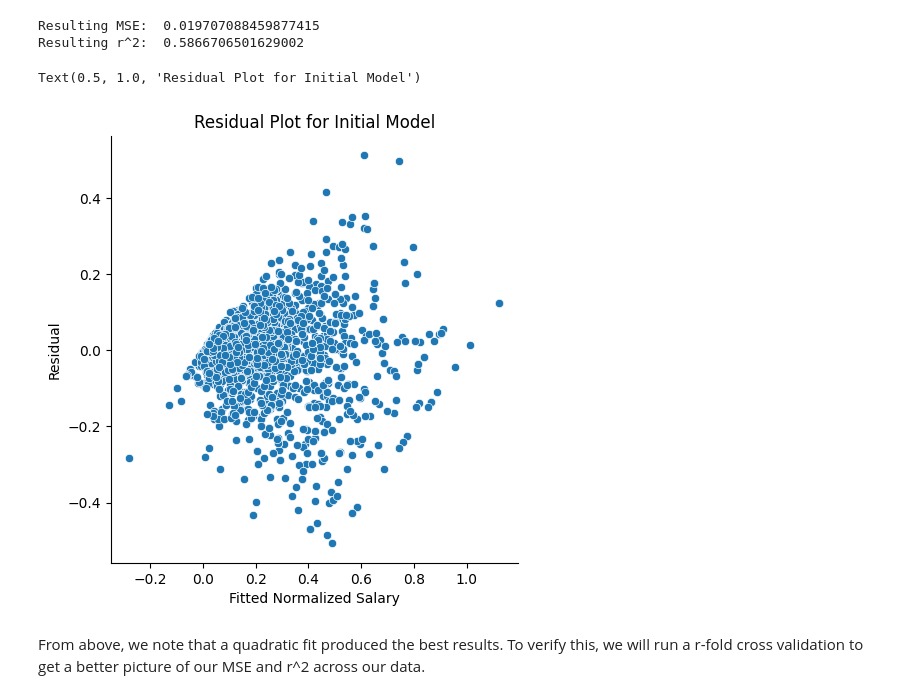
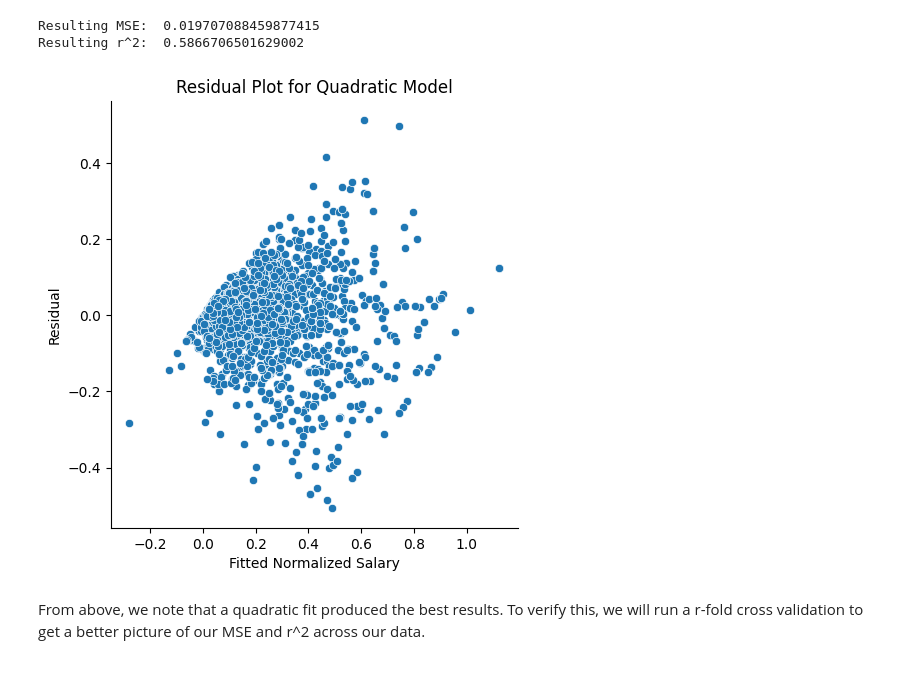
Before and after one commit to stephaanieyou/216project, a Jupyter notebook: performance.ipynb, the cells around one changed output. Saved outputs shown, nothing was run; the diff lists cells and outputs as text; code cells hidden in the pictures.

Commit message:
Added all figures

```diff
--- a/performance.ipynb
+++ b/performance.ipynb
@@ -367,12 +375,11 @@ Resulting r^2:  0.5866706501629002
 # %%
 res2 = sns.relplot(x=predicted_quad,y=predicted_quad-test_target)
 res2.set_xlabels('Fitted Normalized Salary')
 res2.set_ylabels('Residual')
-plt.title('Residual Plot for Initial Model')
-# plt.savefig('resplotinitialmodel')
+plt.title('Residual Plot for Quadratic Model')
+plt.savefig('resplotquadraticmodel')
 # %% [output]
-Text(0.5, 1.0, 'Residual Plot for Initial Model')
-[figure, old version]
+[figure, new version]
 # %% [markdown]
 From above, we note that a quadratic fit produced the best results. To verify this, we will run a r-fold cross validation to get a better picture of our MSE and r^2 across our data.
 # %% [markdown]
```
Also changed, not shown: parts of 2 cells of this notebook, 5 other files.
